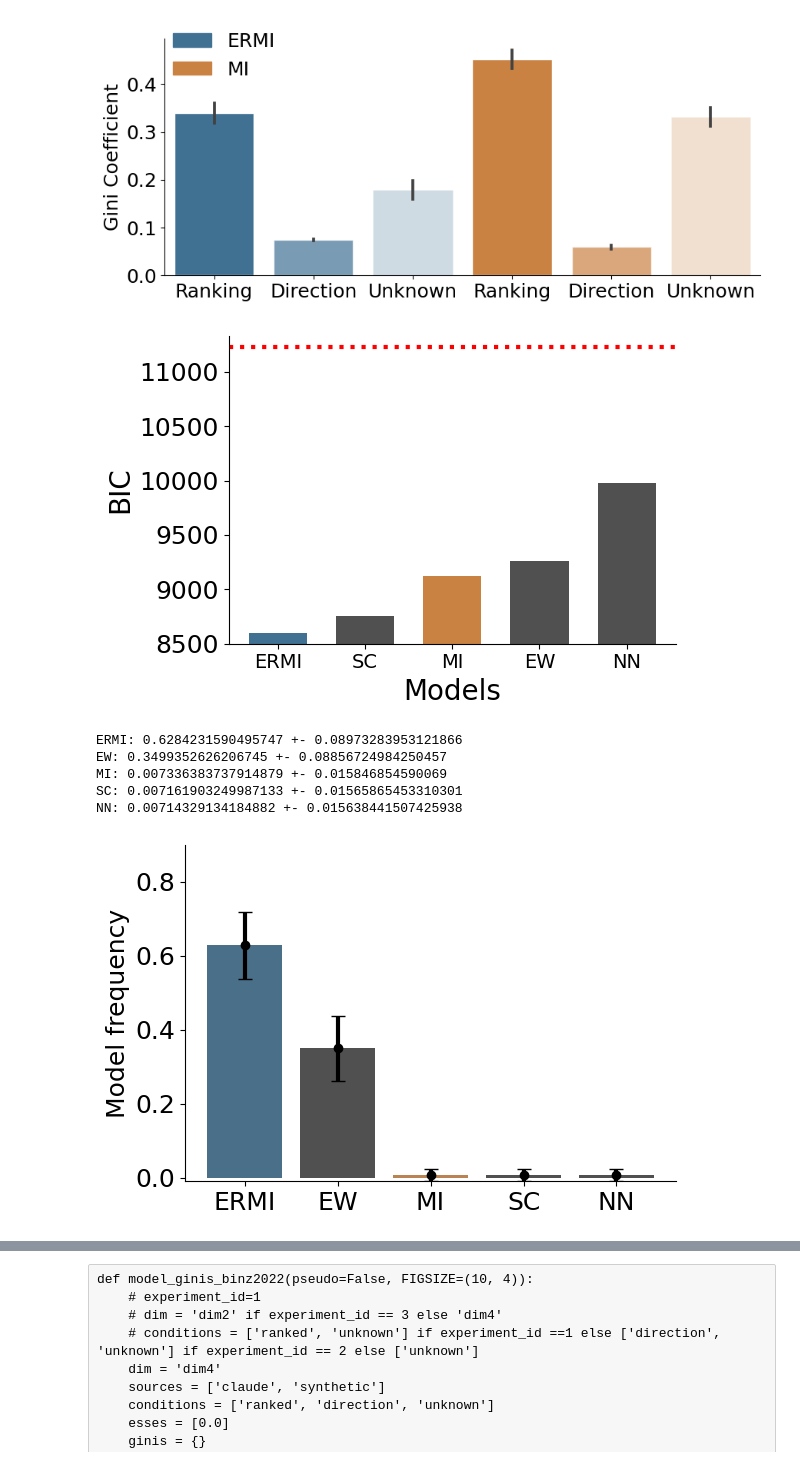
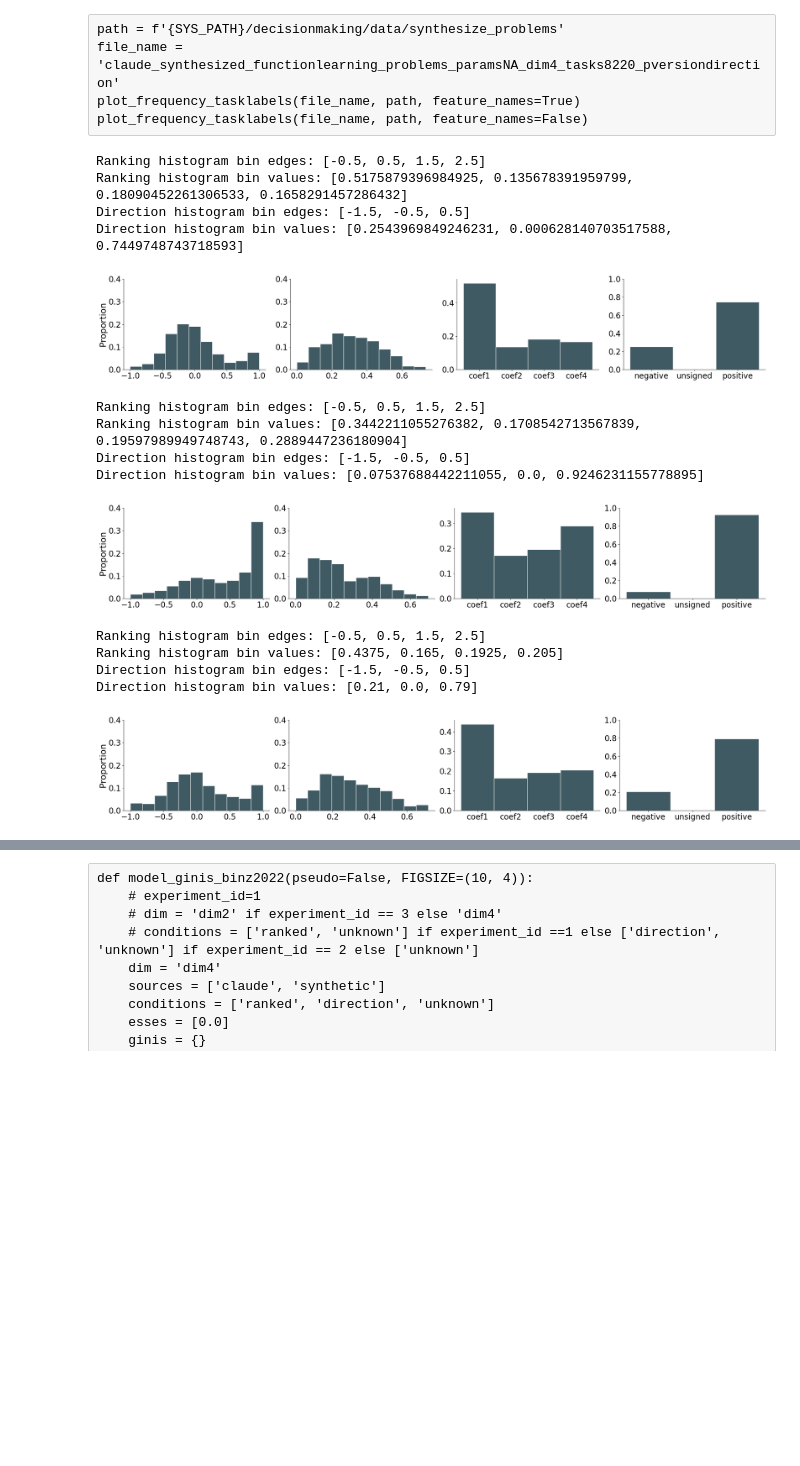
Before and after one commit to akjagadish/meta-learning-ecological-priors-from-llms, a Jupyter notebook: decisionmaking/figures.ipynb, the cells around one changed output, grey strips where cells are left out. Saved outputs shown, nothing was run; the diff lists cells and outputs as text; code cells hidden in the pictures; blank space fills up the shorter version.

```diff
--- a/decisionmaking/figures.ipynb
+++ b/decisionmaking/figures.ipynb
@@ -19,3 +58,8 @@ from utils import save_real_data_openML, save_real_data_lichtenberg2017, induce_
+# %% [raw]
+path = f'{SYS_PATH}/decisionmaking/data/synthesize_problems'
+file_name = 'claude_synthesized_functionlearning_problems_paramsNA_dim4_tasks8220_pversiondirection'
+plot_frequency_tasklabels(file_name, path, feature_names=True)
+plot_frequency_tasklabels(file_name, path, feature_names=False)
 # %%
 def gini_compute(x):
     mad = np.abs(np.subtract.outer(x, x)).mean()
@@ -24,44 +68,51 @@ def gini_compute(x):
 # %%
 # # plot data statistics for 2D data
 # plot_decisionmaking_data_statistics(0, dim=2, condition='unknown')
 # plot_decisionmaking_data_statistics(2, dim=2, condition='real')
 # plot_decisionmaking_data_statistics(1, dim=2, condition='synthetic')
 
 # plot data statistics for 4D data
-# plot_decisionmaking_data_statistics(0, dim=4, condition='ranked')  #llm
-# plot_decisionmaking_data_statistics(0, dim=4, condition='direction')  #llm
-# plot_decisionmaking_data_statistics(0, dim=4, condition='unknown')   #llm
+plot_decisionmaking_data_statistics(0, dim=4, condition='ranked')  #llm
+plot_decisionmaking_data_statistics(0, dim=4, condition='direction')  #llm
+plot_decisionmaking_data_statistics(0, dim=4, condition='unknown')   #llm
 # plot_decisionmaking_data_statistics(1, dim=4, condition='ranked') #synthetic
 # plot_decisionmaking_data_statistics(1, dim=4, condition='direction')   #synthetic
 # plot_decisionmaking_data_statistics(2, dim=4, condition='openML', method='random')
 # plot_decisionmaking_data_statistics(2, dim=4, condition='lichtenberg2017', method='random')
 
 # model simulations
 # model_simulation_binz2022(experiment_id=1, source='claude', condition='ranked')
 # model_simulation_binz2022(experiment_id=2, source='claude', condition='direction')
 # model_simulation_binz2022(experiment_id=3, source='claude', condition='unknown')
 # # model_simulation_binz2022(experiment_id=1, source='claude', condition='pseudoranked')
 # # model_simulation_binz2022(experiment_id=2, source='claude', condition='pseudodirection')
 # model_simulation_binz2022(experiment_id=1, source='synthetic', condition='ranked')
 # model_simulation_binz2022(experiment_id=2, source='synthetic', condition='direction')
 
 # model ginis
 # model_ginis_binz2022(pseudo=True)
-model_ginis_binz2022()
+# model_ginis_binz2022()
 
 # model comparison
 # model_comparison_binz2022(experiment_id=1)
 # model_comparison_binz2022(experiment_id=2)
 # model_comparison_binz2022(experiment_id=1, pseudo=True)
 # model_comparison_binz2022(experiment_id=2, pseudo=True)
-model_comparison_binz2022(experiment_id=3)
-model_comparison_binz2022(experiment_id=4)
+# model_comparison_binz2022(experiment_id=3)
+# model_comparison_binz2022(experiment_id=4)
 # %% [output]
+Ranking histogram bin edges: [-0.5, 0.5, 1.5, 2.5]
+Ranking histogram bin values: [0.5175879396984925, 0.135678391959799, 0.18090452261306533, 0.1658291457286432]
+Direction histogram bin edges: [-1.5, -0.5, 0.5]
+Direction histogram bin values: [0.2543969849246231, 0.000628140703517588, 0.7449748743718593]
-[figure, old version]
+[figure, new version]
+Ranking histogram bin edges: [-0.5, 0.5, 1.5, 2.5]
+Ranking histogram bin values: [0.3442211055276382, 0.1708542713567839, 0.19597989949748743, 0.2889447236180904]
+Direction histogram bin edges: [-1.5, -0.5, 0.5]
+Direction histogram bin values: [0.07537688442211055, 0.0, 0.9246231155778895]
-[figure, old version]
+[figure, new version]
-ERMI: 0.6284231590495747 +- 0.08973283953121866
-EW: 0.3499352626206745 +- 0.08856724984250457
-MI: 0.007336383737914879 +- 0.015846854590069
-SC: 0.007161903249987133 +- 0.01565865453310301
-NN: 0.00714329134184882 +- 0.015638441507425938
+Ranking histogram bin edges: [-0.5, 0.5, 1.5, 2.5]
+Ranking histogram bin values: [0.4375, 0.165, 0.1925, 0.205]
+Direction histogram bin edges: [-1.5, -0.5, 0.5]
+Direction histogram bin values: [0.21, 0.0, 0.79]
-[figure, old version]
+[figure, new version]
```
Also changed, not shown: parts of 2 cells of this notebook, 2 other files.
